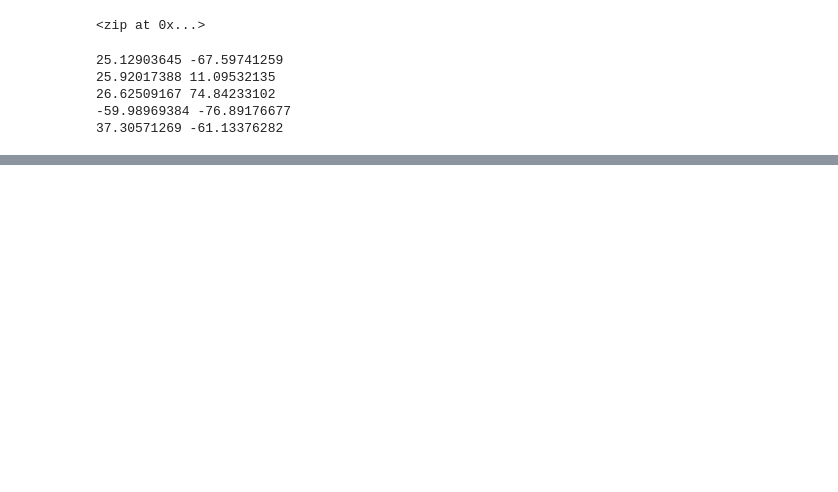
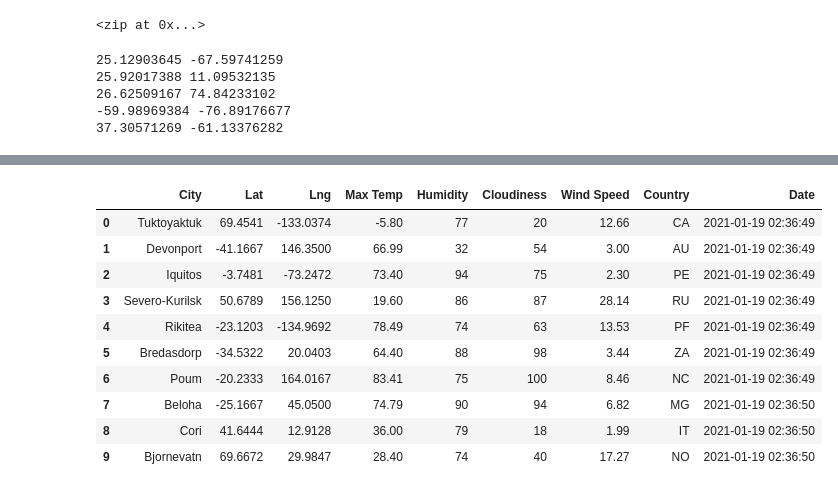
Before and after one commit to lisabinegar/World_Weather_Analysis, a Jupyter notebook: WeatherPy.ipynb, the cells around one changed output, grey strips where cells are left out. Cells and saved outputs as stored; diff of their text form; code cells hidden in the pictures; blank space fills up the shorter version.

```diff
--- a/WeatherPy.ipynb
+++ b/WeatherPy.ipynb
@@ -71,0 +81,4 @@ len(cities)
+# %%
+# Starting URL for Weather Map API Call.
+url = "http://api.openweathermap.org/data/2.5/weather?units=Imperial&APPID=" + weather_api_key
+print(url)
@@ -71,0 +165,16 @@ len(cities)
+# %%
+# Convert the array of dictionaries to a Pandas DataFrame.
+city_data_df = pd.DataFrame(city_data)
+city_data_df.head(10)
+# %% [output]
+|  | City | Lat | Lng | Max Temp | Humidity | Cloudiness | Wind Speed | Country | Date |
+| 0 | Tuktoyaktuk | 69.4541 | -133.0374 | -5.80 | 77 | 20 | 12.66 | CA | 2021-01-19 02:36:49 |
+| 1 | Devonport | -41.1667 | 146.3500 | 66.99 | 32 | 54 | 3.00 | AU | 2021-01-19 02:36:49 |
+| 2 | Iquitos | -3.7481 | -73.2472 | 73.40 | 94 | 75 | 2.30 | PE | 2021-01-19 02:36:49 |
+| 3 | Severo-Kurilsk | 50.6789 | 156.1250 | 19.60 | 86 | 87 | 28.14 | RU | 2021-01-19 02:36:49 |
+| 4 | Rikitea | -23.1203 | -134.9692 | 78.49 | 74 | 63 | 13.53 | PF | 2021-01-19 02:36:49 |
+| 5 | Bredasdorp | -34.5322 | 20.0403 | 64.40 | 88 | 98 | 3.44 | ZA | 2021-01-19 02:36:49 |
+| 6 | Poum | -20.2333 | 164.0167 | 83.41 | 75 | 100 | 8.46 | NC | 2021-01-19 02:36:49 |
+| 7 | Beloha | -25.1667 | 45.0500 | 74.79 | 90 | 94 | 6.82 | MG | 2021-01-19 02:36:50 |
+| 8 | Cori | 41.6444 | 12.9128 | 36.00 | 79 | 18 | 1.99 | IT | 2021-01-19 02:36:50 |
+| 9 | Bjornevatn | 69.6672 | 29.9847 | 28.40 | 74 | 40 | 17.27 | NO | 2021-01-19 02:36:50 |
```
Also changed, not shown: parts of 8 cells of this notebook.
